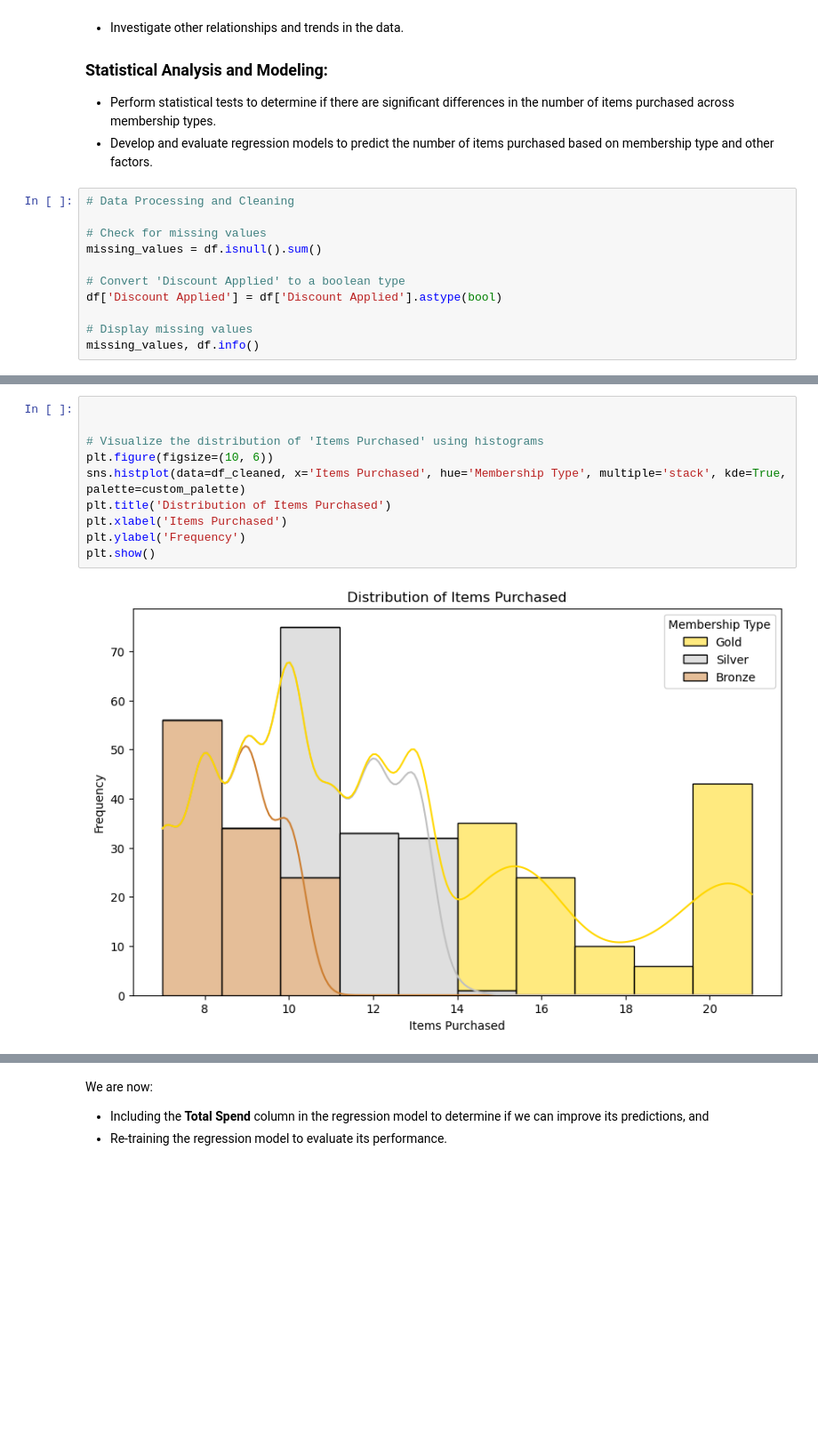
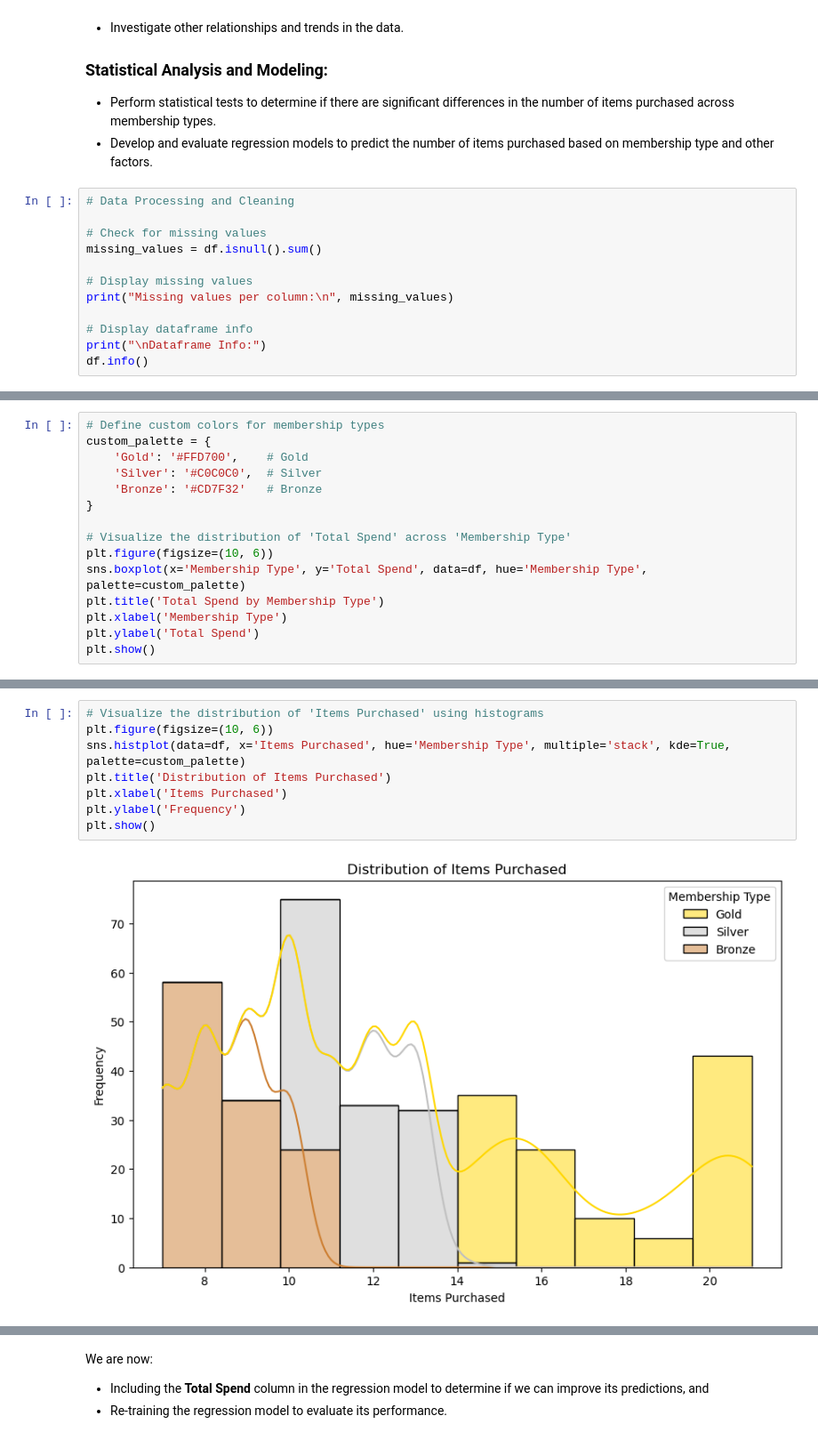
Before and after one commit to efantinatti/team_project-13, a Jupyter notebook: data/Code/Membership_Level_Purchase_Analysis.ipynb, the cells around one changed output, grey strips where cells are left out. Shown at 89% size. Cells and saved outputs as stored; diff of their text form; blank space fills up the shorter version.

```diff
--- a/data/Code/Membership_Level_Purchase_Analysis.ipynb
+++ b/data/Code/Membership_Level_Purchase_Analysis.ipynb
@@ -119,9 +88,10 @@ Satisfaction Level| The satisfaction level of the customer.
 # Check for missing values
 missing_values = df.isnull().sum()
 
-# Convert 'Discount Applied' to a boolean type
-df['Discount Applied'] = df['Discount Applied'].astype(bool)
+# Display missing values
+print("Missing values per column:\n", missing_values)
 
-# Display missing values
-missing_values, df.info()
+# Display dataframe info
+print("\nDataframe Info:")
+df.info()
 # %% [output]
@@ -184,0 +136,15 @@ plt.show()
+# %%
+# Define custom colors for membership types
+custom_palette = {
+    'Gold': '#FFD700',    # Gold
+    'Silver': '#C0C0C0',  # Silver
+    'Bronze': '#CD7F32'   # Bronze
+}
+
+# Visualize the distribution of 'Total Spend' across 'Membership Type'
+plt.figure(figsize=(10, 6))
+sns.boxplot(x='Membership Type', y='Total Spend', data=df, hue='Membership Type', palette=custom_palette)
+plt.title('Total Spend by Membership Type')
+plt.xlabel('Membership Type')
+plt.ylabel('Total Spend')
+plt.show()
@@ -185,12 +153,10 @@ plt.show()
 # %%
-
-
 # Visualize the distribution of 'Items Purchased' using histograms
 plt.figure(figsize=(10, 6))
-sns.histplot(data=df_cleaned, x='Items Purchased', hue='Membership Type', multiple='stack', kde=True, palette=custom_palette)
+sns.histplot(data=df, x='Items Purchased', hue='Membership Type', multiple='stack', kde=True, palette=custom_palette)
 plt.title('Distribution of Items Purchased')
 plt.xlabel('Items Purchased')
 plt.ylabel('Frequency')
 plt.show()
 # %% [output]
-[figure, old version]
+[figure, new version]
```
Also changed, not shown: parts of 32 cells of this notebook, 2 other files.
